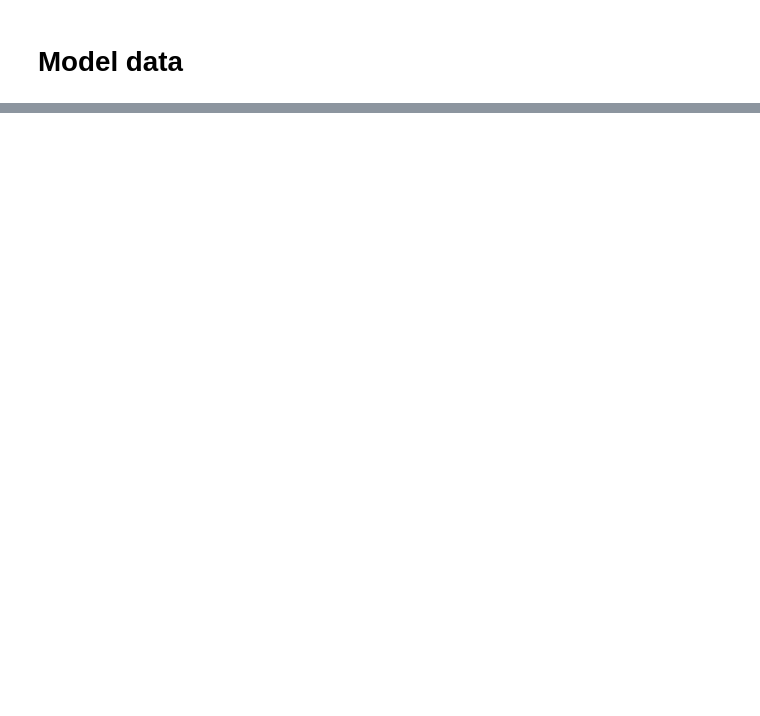
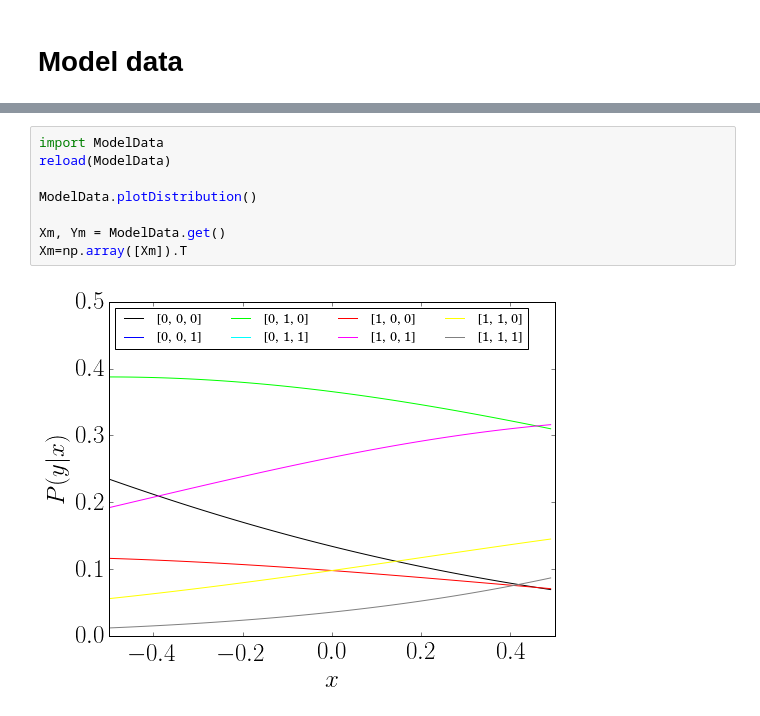
Before and after one commit to etoestja/PCCBio, a Jupyter notebook: code/MLC_PCC.ipynb, the cells around one changed output, grey strips where cells are left out. Cells and saved outputs as stored; diff of their text form; blank space fills up the shorter version.

```diff
--- a/code/MLC_PCC.ipynb
+++ b/code/MLC_PCC.ipynb
@@ -572 +208,11 @@ Xmr=np.array([Xm]).T
+# %%
+import ModelData
+reload(ModelData)
+
+ModelData.plotDistribution()
+
+Xm, Ym = ModelData.get()
+Xm=np.array([Xm]).T
+# %% [output]
+[figure, added]
 # %%
```
Also changed, not shown: parts of 13 cells of this notebook, 4 other files.
